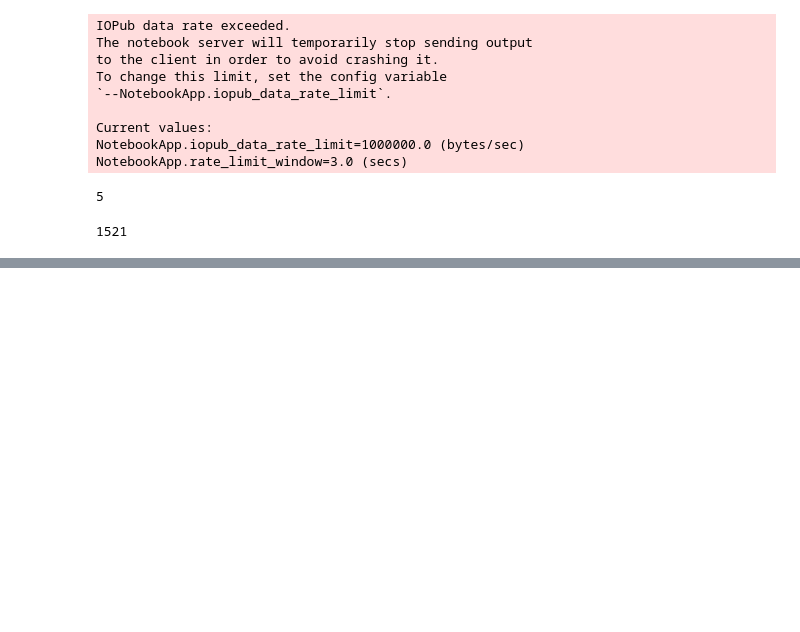
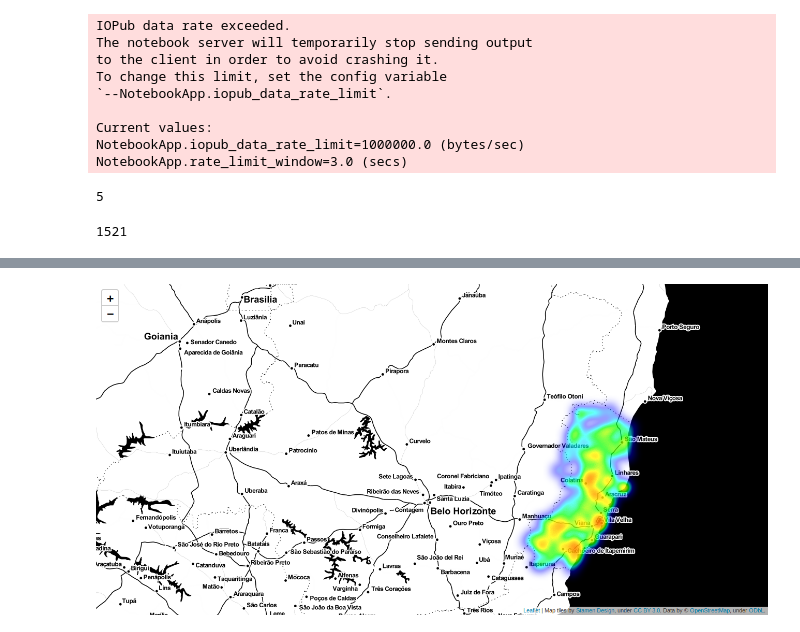
Before and after one commit to WanderWashington/AnaliseAnatel, a Jupyter notebook: Resultados.ipynb, the cells around one changed output, grey strips where cells are left out. Cells and saved outputs as stored; diff of their text form; code cells hidden in the pictures; blank space fills up the shorter version.

```diff
--- a/Resultados.ipynb
+++ b/Resultados.ipynb
@@ -676,0 +727,5 @@ mapaES
+# %%
+from IPython.display import Image
+Image('Mapas/mapa_ES.png')
+# %% [output]
+[figure, added]
```
Also changed, not shown: parts of 22 cells of this notebook, 13 other files.
